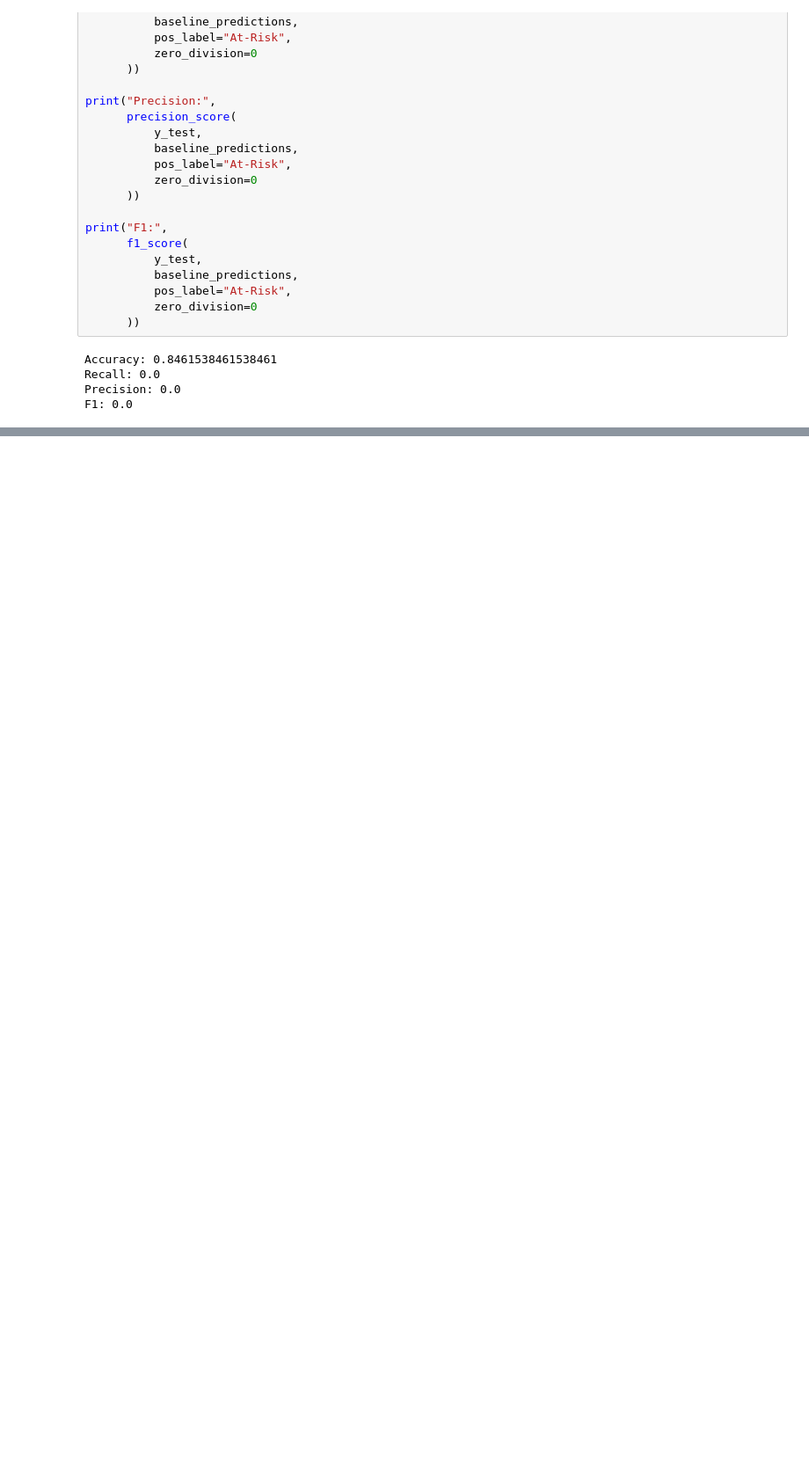
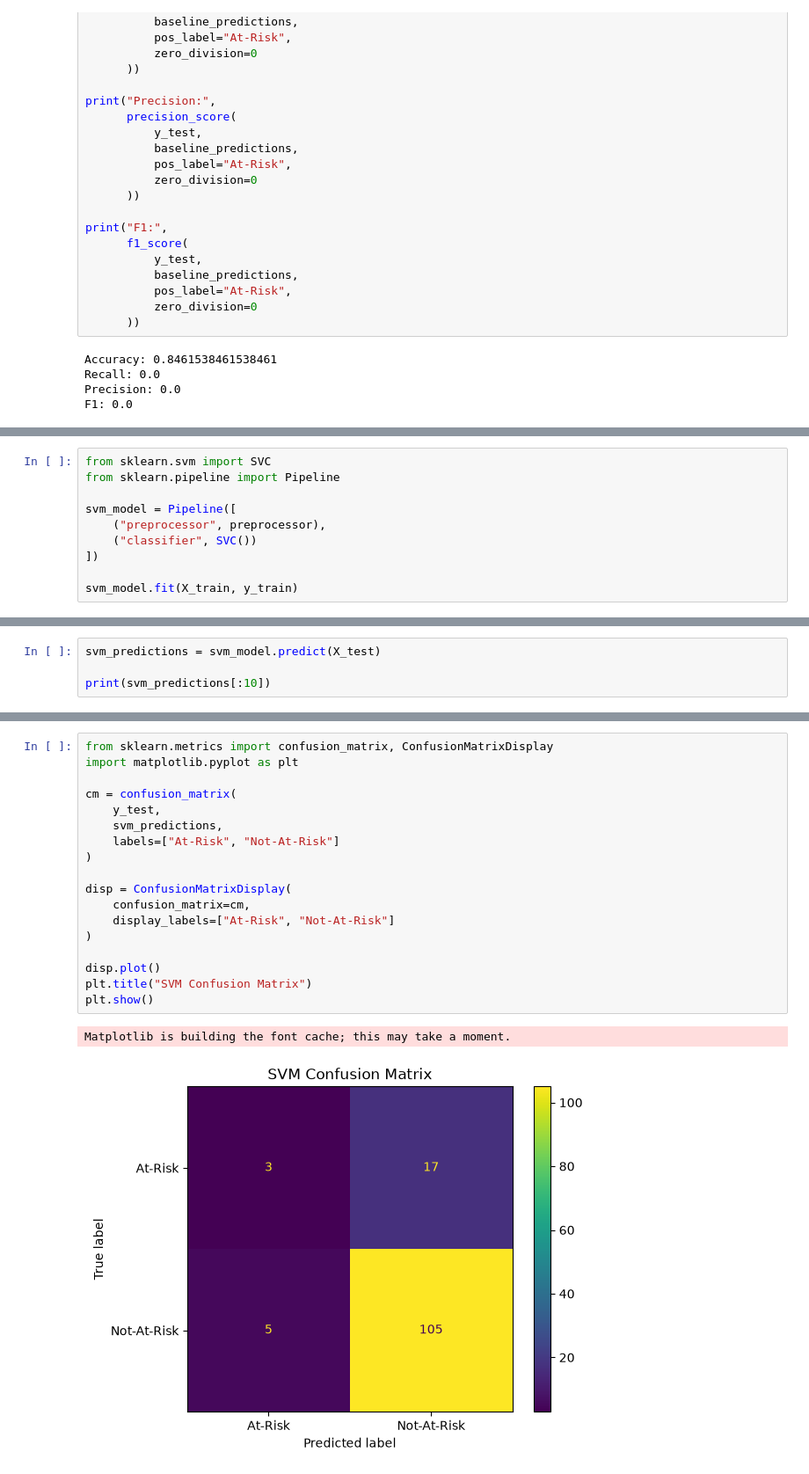
Before and after one commit to harini281/ml_assignment, a Jupyter notebook: student_risk_modelling.ipynb, the cells around one changed output, grey strips where cells are left out. Shown at 88% size. Cells and saved outputs as stored; diff of their text form; blank space fills up the shorter version.

Commit message:
Add SVM and Gradient Boosting modelling and tuning

```diff
--- a/student_risk_modelling.ipynb
+++ b/student_risk_modelling.ipynb
@@ -329,0 +332,10 @@ F1: 0.0
+# %%
+from sklearn.svm import SVC
+from sklearn.pipeline import Pipeline
+
+svm_model = Pipeline([
+    ("preprocessor", preprocessor),
+    ("classifier", SVC())
+])
+
+svm_model.fit(X_train, y_train)
@@ -329,0 +361,4 @@ F1: 0.0
+# %%
+svm_predictions = svm_model.predict(X_test)
+
+print(svm_predictions[:10])
@@ -329,0 +423,21 @@ F1: 0.0
+# %%
+from sklearn.metrics import confusion_matrix, ConfusionMatrixDisplay
+import matplotlib.pyplot as plt
+
+cm = confusion_matrix(
+    y_test,
+    svm_predictions,
+    labels=["At-Risk", "Not-At-Risk"]
+)
+
+disp = ConfusionMatrixDisplay(
+    confusion_matrix=cm,
+    display_labels=["At-Risk", "Not-At-Risk"]
+)
+
+disp.plot()
+plt.title("SVM Confusion Matrix")
+plt.show()
+# %% [output]
+Matplotlib is building the font cache; this may take a moment.
+[figure, added]
```
Also changed, not shown: parts of 11 cells of this notebook.
